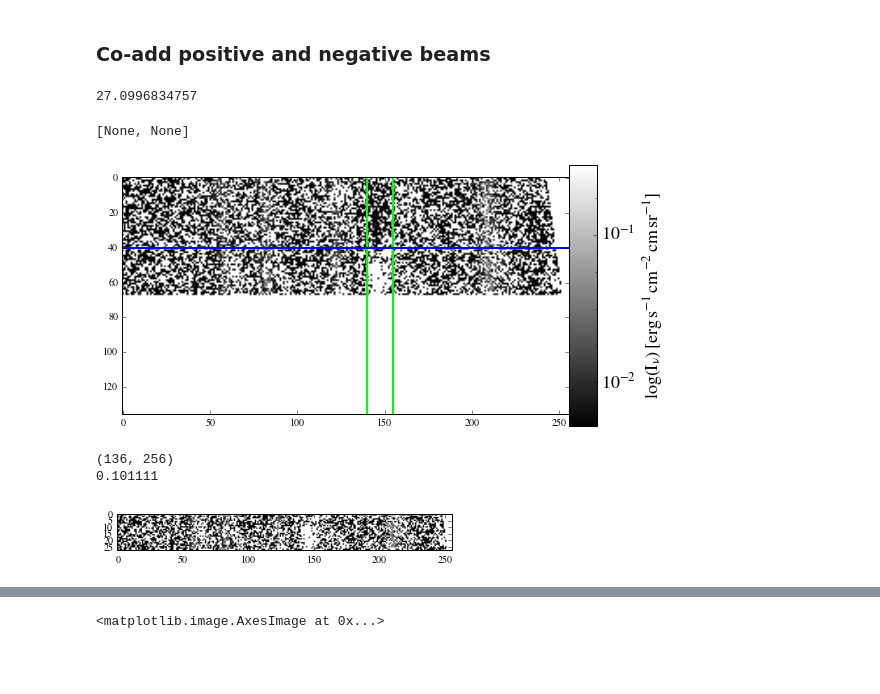
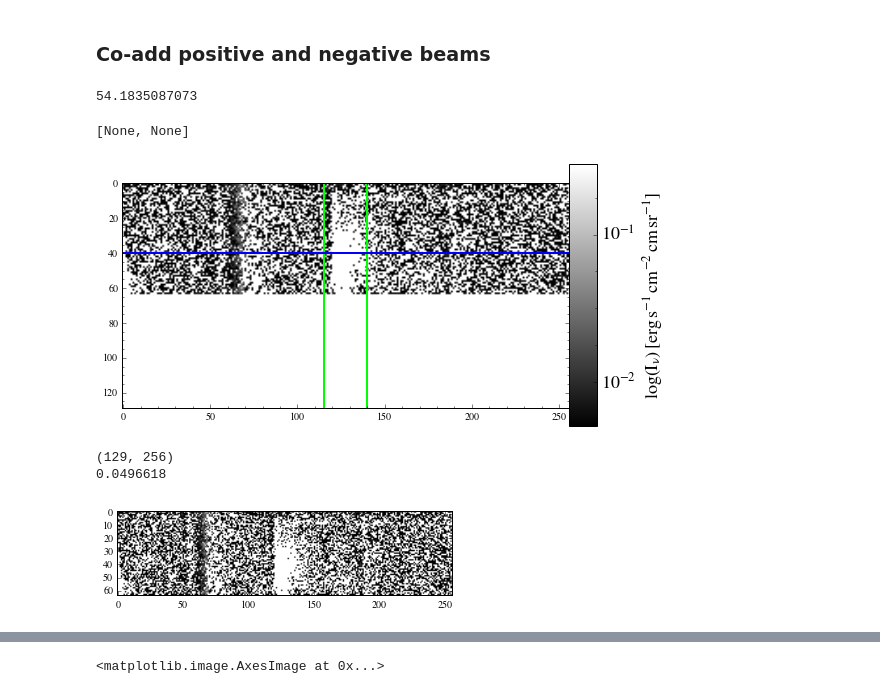
Before and after one commit to yaolun/sa, a Jupyter notebook: TEXES_analysis.ipynb, the cells around one changed output, grey strips where cells are left out. Drawn from its saved outputs; the diff is of its cells as text; code cells hidden in the pictures; blank space fills up the shorter version.

```diff
--- a/TEXES_analysis.ipynb
+++ b/TEXES_analysis.ipynb
@@ -22,8 +32,11 @@ The nod is 10 arcsec
 # %%
-filename = '/Users/yaolun/data/hh168_texes/Dec16/22/fits/hh168.lowall.fits'
+# filename = '/Users/yaolun/data/hh168_texes/Dec16/22/fits/hh168.lowall.fits'
+filename = '/Users/yaolun/data/hh168_texes/Dec16/23/fits/hh168.med.fits'
 
 hdulist = fits.open(filename)
-im = hdulist[0].data[0:150,:]
+# im = hdulist[0].data[0:150,:]
+im = hdulist[0].data[60:220,:]
+
 wno = hdulist[1].data
 wave = 1/wno *1e4 # in um
 print np.mean(wave[1:]-wave[0:-1])
@@ -38,7 +51,8 @@ im_plot = ax.imshow(im, cmap='gray', norm=LogNorm(vmin=0.005, vmax=0.2))
 
 # draw lines to identify the regions for adding
 # convert 10 arcsec nod into pixel scale
-nod_pix = 10.0/pltscale
+# nod_pix = 10.0/pltscale
+nod_pix = 20.0/pltscale
 pos_peak = 70
 ax.axhline(pos_peak, color='r', linewidth=2)
 ax.axhline(pos_peak+nod_pix, color='b', linewidth=2)
@@ -94,28 +108,31 @@ Get the number of pixels along the slit
 # %% [markdown]
 pixel number 11 to 146.  That's 146-11+1 = 136 pixels
 # %%
-filename = '/Users/yaolun/data/hh168_texes/Dec16/22/fits/hh168.lowall.fits'
+# filename = '/Users/yaolun/data/hh168_texes/Dec16/22/fits/hh168.lowall.fits'
+filename = '/Users/yaolun/data/hh168_texes/Dec16/23/fits/hh168.med.fits'
+# med: 68-196
 
 hdulist = fits.open(filename)
 im_all = hdulist[0].data
 
 # plt.imshow(im_all)
 
-collapse_im = np.sum(im_all, axis=1)
-print np.shape(collapse_im)
-plt.plot(np.arange(0,252), collapse_im)
-for i in range(252):
-    if collapse_im[i] > 0:
-        print i
+# collapse_im = np.sum(im_all, axis=1)
+# print np.shape(collapse_im)
+# plt.plot(np.arange(0,252), collapse_im)
+# for i in range(252):
+#     if collapse_im[i] > 0:
+#         print i
 # %% [markdown]
 ### Co-add positive and negative beams
 # %%
 print nod_pix
 # %% [output]
-27.0996834757
+54.1835087073
 # %%
 # Trim the raw array
-im_trim = im_all[11:147,:]
+# im_trim = im_all[11:147,:]
+im_trim = im_all[68:197]
 npix = len(im_trim[:,0])
 
 im_trim_top = im_trim[0:npix/2,:]
@@ -130,10 +147,12 @@ ax = fig.add_subplot(111)
 im_plot = ax.imshow(coadd_im, cmap='gray', norm=LogNorm(vmin=0.005, vmax=0.3))
 
 # identify where is the Ne II
+ax.axvline(115, color='Lime', linewidth=2)
 ax.axvline(140, color='Lime', linewidth=2)
-ax.axvline(155, color='Lime', linewidth=2)
 
 ax.axhline(40, color='b', linewidth=2)
+
+ax.minorticks_on()
 
 cax = fig.add_axes([0.9, 0.21, 0.05, 0.605])
 cb = fig.colorbar(im_plot, cax=cax)
@@ -144,17 +163,18 @@ cb_obj = plt.getp(cb.ax.axes, 'yticklabels')
 plt.setp(cb_obj,fontsize=18)
 # %% [output]
 [None, None]
-[figure, old version]
+[figure, new version]
 # %%
 x_pix = np.arange(0,256)
 
 print np.shape(coadd_im)
-plt.imshow(coadd_im[40:npix/2,:], cmap='gray', norm=LogNorm(vmin=0.005, vmax=0.3))
+# plt.imshow(coadd_im[40:npix/2,:], cmap='gray', norm=LogNorm(vmin=0.005, vmax=0.3))
+plt.imshow(coadd_im[0:npix/2,:], cmap='gray', norm=LogNorm(vmin=0.005, vmax=0.3))
 
 print coadd_im[40:npix/2,:].max()
 
 # plt.imshow(coadd_im[40:npix/2,:], cmap='gray', vmin=0.0001, vmax=0.001)
 # %% [output]
-(136, 256)
-0.101111
+(129, 256)
+0.0496618
-[figure, old version]
+[figure, new version]
```
Also changed, not shown: parts of 8 cells of this notebook, 6 other files.
